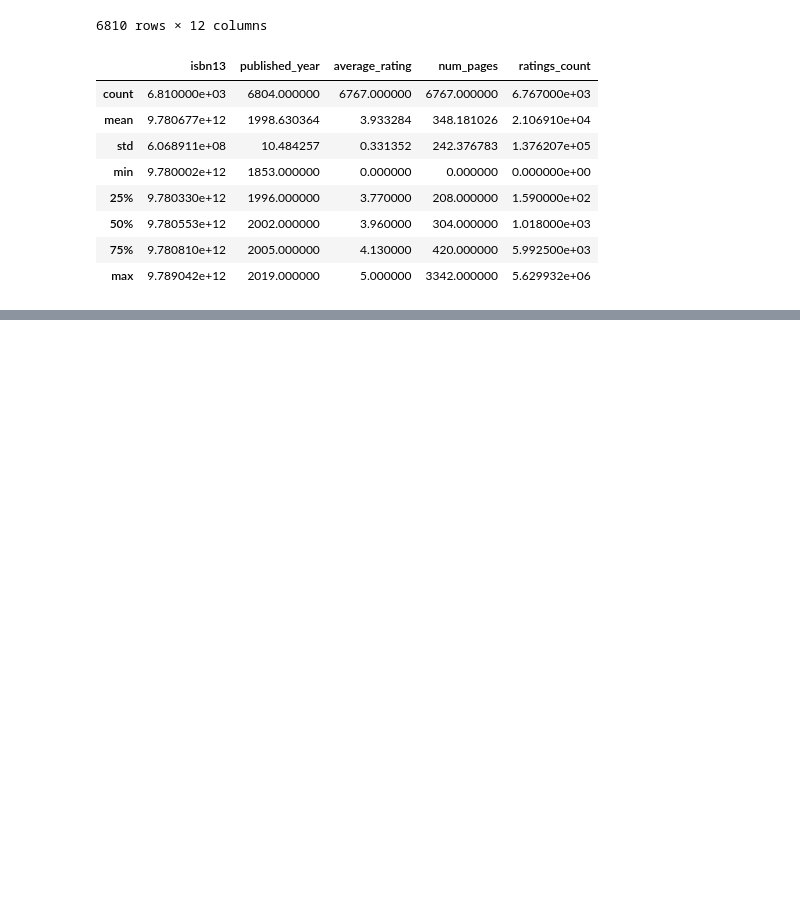
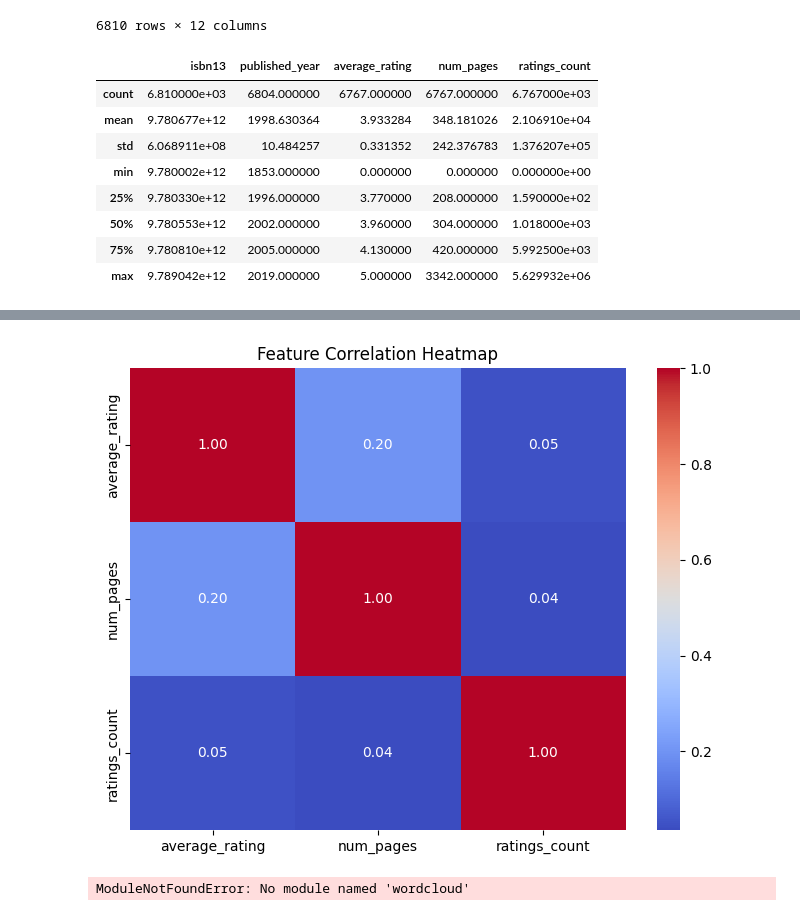
Before and after one commit to WazDevZm/TEOS, a Jupyter notebook: TEOS BOOK RECOMMENDER SYSTEM USING LLMs AND SEMANTICS.ipynb, the cells around one changed output, grey strips where cells are left out. Drawn from its saved outputs; the diff is of its cells as text; code cells hidden in the pictures; blank space fills up the shorter version.

```diff
--- a/TEOS BOOK RECOMMENDER SYSTEM USING LLMs AND SEMANTICS.ipynb
+++ b/TEOS BOOK RECOMMENDER SYSTEM USING LLMs AND SEMANTICS.ipynb
@@ -83,0 +117,20 @@ df.describe()
+# %%
+plt.figure(figsize=(8, 6))
+sns.heatmap(df[['average_rating', 'num_pages', 'ratings_count']].corr(), annot=True, cmap="coolwarm", fmt=".2f")
+plt.title("Feature Correlation Heatmap")
+plt.show()
+# %% [output]
+[figure, added]
+# %%
+from wordcloud import WordCloud
+
+text = " ".join(title for title in df["title"].dropna())
+wordcloud = WordCloud(width=800, height=400, background_color="black", colormap="coolwarm").generate(text)
+
+plt.figure(figsize=(10, 5))
+plt.imshow(wordcloud, interpolation="bilinear")
+plt.axis("off")
+plt.title("Most Common Words in Book Titles")
+plt.show()
+# %% [output]
+ModuleNotFoundError: No module named 'wordcloud'
```
Also changed, not shown: parts of 3 cells of this notebook, 3 other files.
